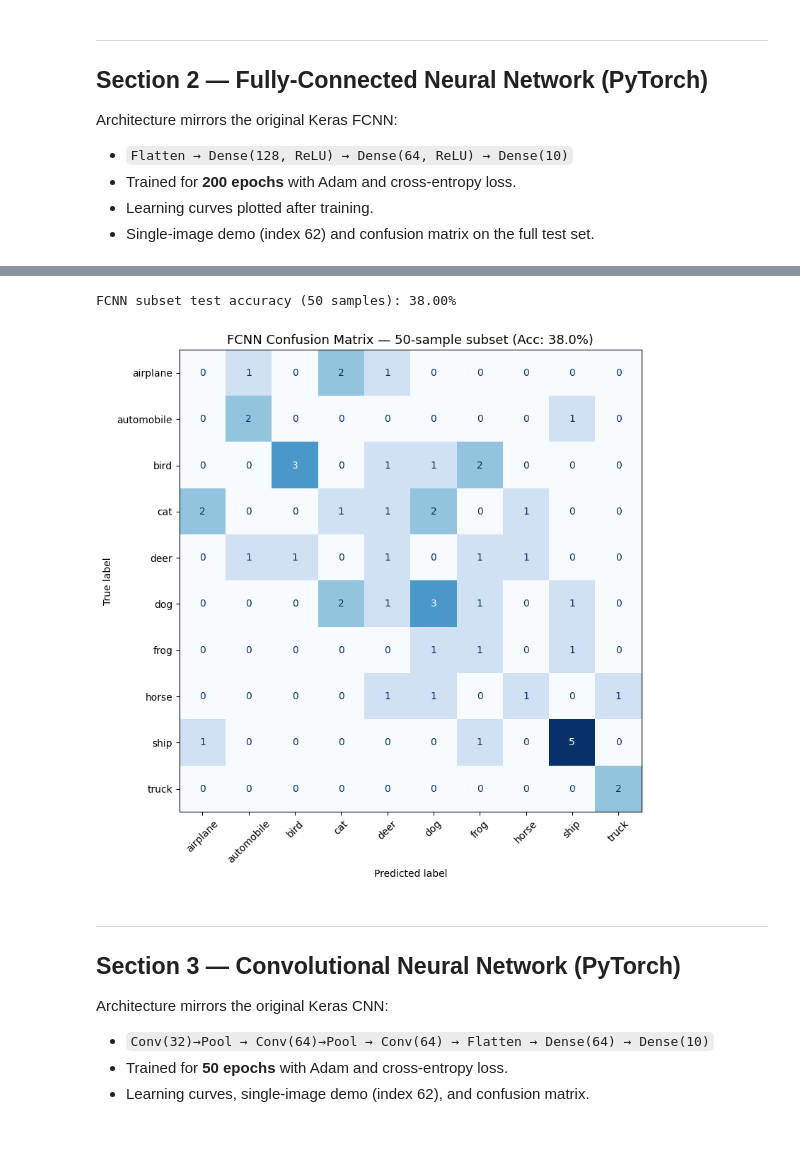
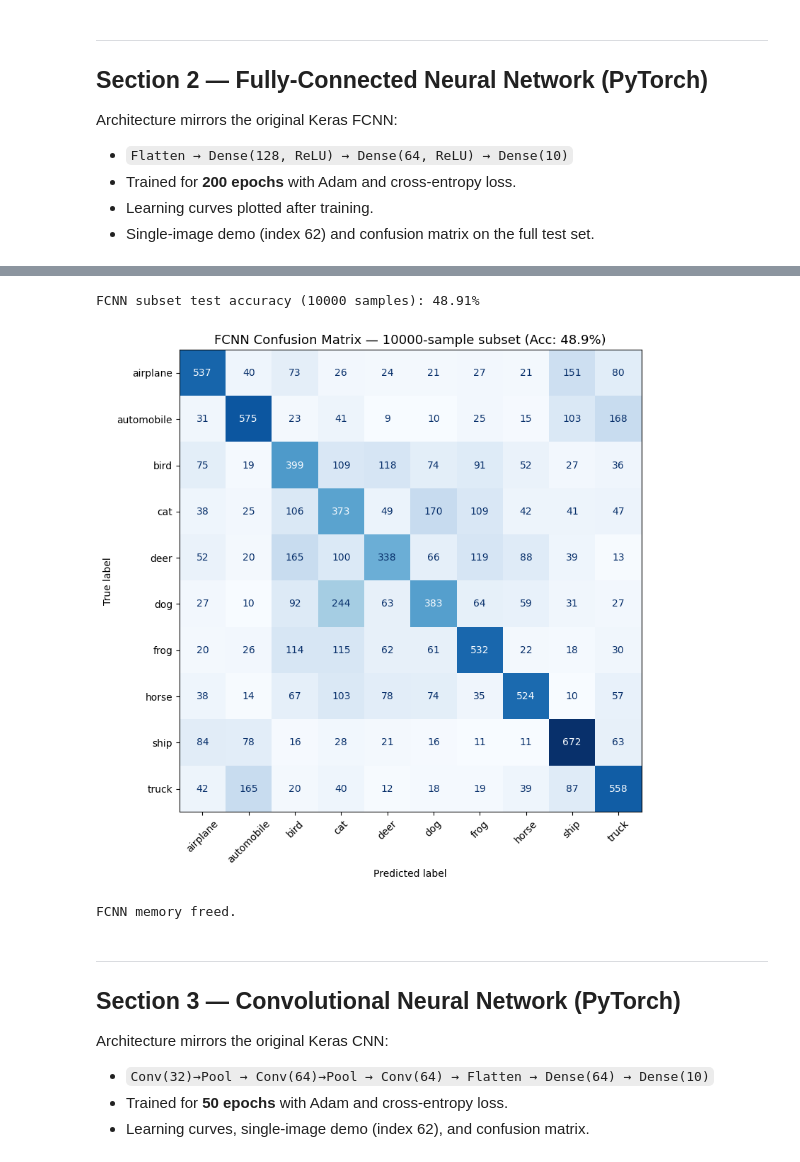
Before and after one commit to Sam-Hildebrand/ML-Final-Project, a Jupyter notebook: CIFAR10_Unified_Classifier.ipynb, the cells around one changed output, grey strips where cells are left out. Drawn from its saved outputs; the diff is of its cells as text; code cells hidden in the pictures.

Commit message:
Updated. All models have now been evaluated on the full CIFAR10 Dataset. This took... longer than I wanted.

```diff
--- a/CIFAR10_Unified_Classifier.ipynb
+++ b/CIFAR10_Unified_Classifier.ipynb
@@ -44,14 +44,39 @@ Set `NUM_SAMPLES` here. Both VLM sections (Gemma-4 and Gemma-4 Heretic2) will us
 The CNN/FCNN sections train and evaluate on the full dataset.
 # %%
 # ── Global configuration ───────────────────────────────────────────────────
-NUM_SAMPLES = 10   # Number of CIFAR-10 test images for VLM evaluation.
+NUM_SAMPLES = 10000   # Number of CIFAR-10 test images for VLM evaluation.
                     # Set to len(test_dataset) for a full run (slow!).
 RANDOM_SEED = 42    # For reproducible subset selection.
 # ────────────────────────────────────────────────────────────────────────────
 
+import gc
+
+# ── Subset evaluation + confusion matrix (NUM_SAMPLES, shared indices) ──
+from sklearn.metrics import confusion_matrix, ConfusionMatrixDisplay
+
 LABELS = ['airplane', 'automobile', 'bird', 'cat', 'deer',
           'dog', 'frog', 'horse', 'ship', 'truck']
 
-print(f"NUM_SAMPLES = {NUM_SAMPLES}")
-print(f"LABELS      = {LABELS}")
+SYSTEM_PROMPT = (
+    "You are an image classification assistant. "
+    "You will be shown a small 32x32 pixel image. "
+    "Your task is to classify it into exactly one of these ten categories: "
+    + ", ".join(LABELS) + ". "
+    "Reply with ONLY the category name — nothing else, no punctuation, no explanation."
+)
+
+# ── Shared evaluation indices (generated once, used by ALL sections) ──────
+# All five classifiers (FCNN, CNN, Qwen, Gemma-4, Heretic2) evaluate on this
+# exact same subset so results are directly comparable.
+import numpy as np
+_rng    = np.random.default_rng(RANDOM_SEED)
+# Note: CIFAR-10 test set has 10 000 images; indices are into that set.
+# We use 10 000 as the upper bound here; the actual dataset length is
+# validated in Section 1 after the data is downloaded.
+indices = _rng.choice(10_000, size=NUM_SAMPLES, replace=False)
+
+print(f"NUM_SAMPLES  = {NUM_SAMPLES}")
+print(f"RANDOM_SEED  = {RANDOM_SEED}")
+print(f"INDICES      = {NUM_SAMPLES} indices drawn from [0, 10 000)")
+print(f"LABELS       = {LABELS}")
 # %% [output]
@@ -100,7 +182,7 @@ test_loader  = torch.utils.data.DataLoader(norm_test,  batch_size=128,
                                             shuffle=False, num_workers=2)
 
 def tensor_to_pil(t: torch.Tensor) -> Image.Image:
-    """Convert a C×H×W float32 [0,1] tensor → PIL RGB image (no preprocessing)."""
+    """Convert a C*H*W float32 [0,1] tensor → PIL RGB image (no preprocessing)."""
     arr = (t.clamp(0, 1) * 255).byte().permute(1, 2, 0).numpy()
     return Image.fromarray(arr, mode='RGB')
 
@@ -265,38 +347,38 @@ Correct       : False
 # %%
 import numpy as np
-
-# ── Subset evaluation + confusion matrix (NUM_SAMPLES, same indices as VLMs) ──
-from sklearn.metrics import confusion_matrix, ConfusionMatrixDisplay
-
-# Always regenerate fresh from current NUM_SAMPLES and RANDOM_SEED.
-# Using the same seed as all other VLM sections ensures identical subsets.
-rng_fcnn = np.random.default_rng(RANDOM_SEED)
-fcnn_eval_indices = rng_fcnn.choice(len(norm_test), size=NUM_SAMPLES, replace=False)
 
 fcnn.eval()
 all_preds, all_true = [], []
 with torch.no_grad():
-    for idx in fcnn_eval_indices:
+    for idx in indices:
         img_norm, lbl = norm_test[int(idx)]
         pred = fcnn(img_norm.unsqueeze(0).to(device)).argmax(1).item()
         all_preds.append(pred)
         all_true.append(lbl)
 
 fcnn_acc = sum(p == t for p, t in zip(all_preds, all_true)) / len(all_true) * 100
 print(f"FCNN subset test accuracy ({NUM_SAMPLES} samples): {fcnn_acc:.2f}%")
 
 cm = confusion_matrix(all_true, all_preds, labels=range(10))
 fig, ax = plt.subplots(figsize=(10, 8))
 ConfusionMatrixDisplay(cm, display_labels=LABELS).plot(ax=ax, colorbar=False,
                                                         cmap='Blues',
                                                         xticks_rotation=45)
 ax.set_title(f'FCNN Confusion Matrix — {NUM_SAMPLES}-sample subset (Acc: {fcnn_acc:.1f}%)',
              fontsize=13)
 plt.tight_layout()
 plt.show()
 # %% [output]
-FCNN subset test accuracy (50 samples): 38.00%
+FCNN subset test accuracy (10000 samples): 48.91%
-[figure, old version]
+[figure, new version]
+# %%
+# ── Free FCNN from GPU memory ──────────────────────────────────────
+del fcnn, fcnn_optim
+gc.collect()
+torch.cuda.empty_cache()
+print("FCNN memory freed.")
+# %% [output]
+FCNN memory freed.
 # %% [markdown]
 ---
 ## Section 3 — Convolutional Neural Network (PyTorch)
```
Also changed, not shown: parts of 33 cells of this notebook.
